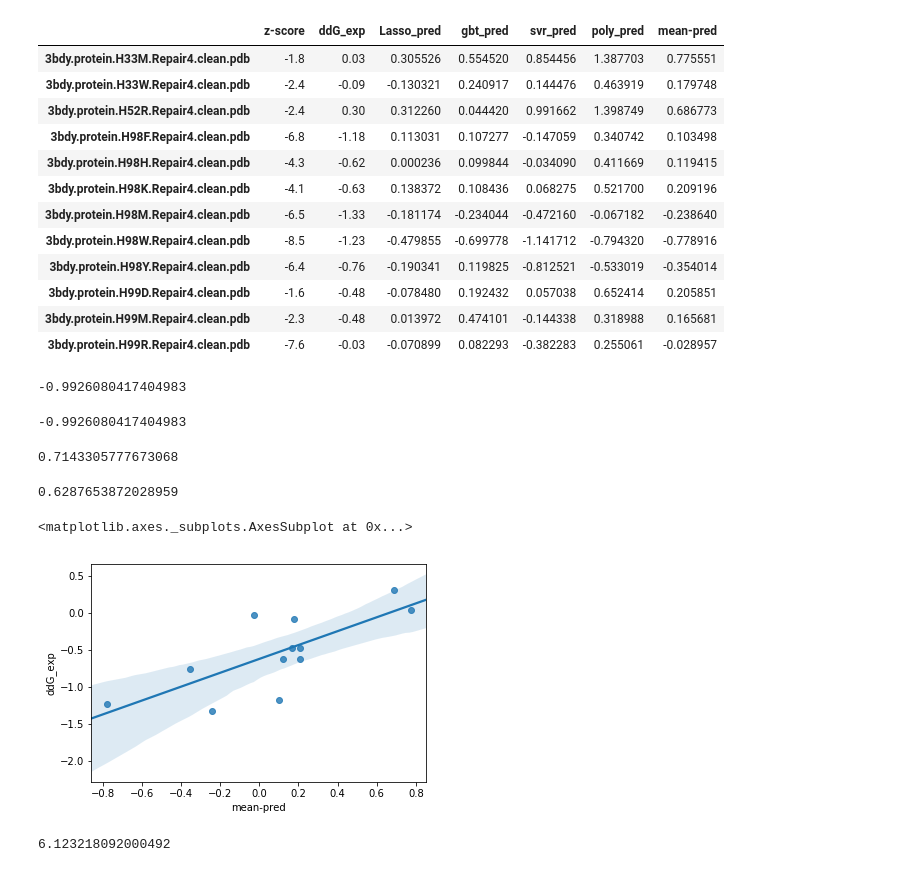
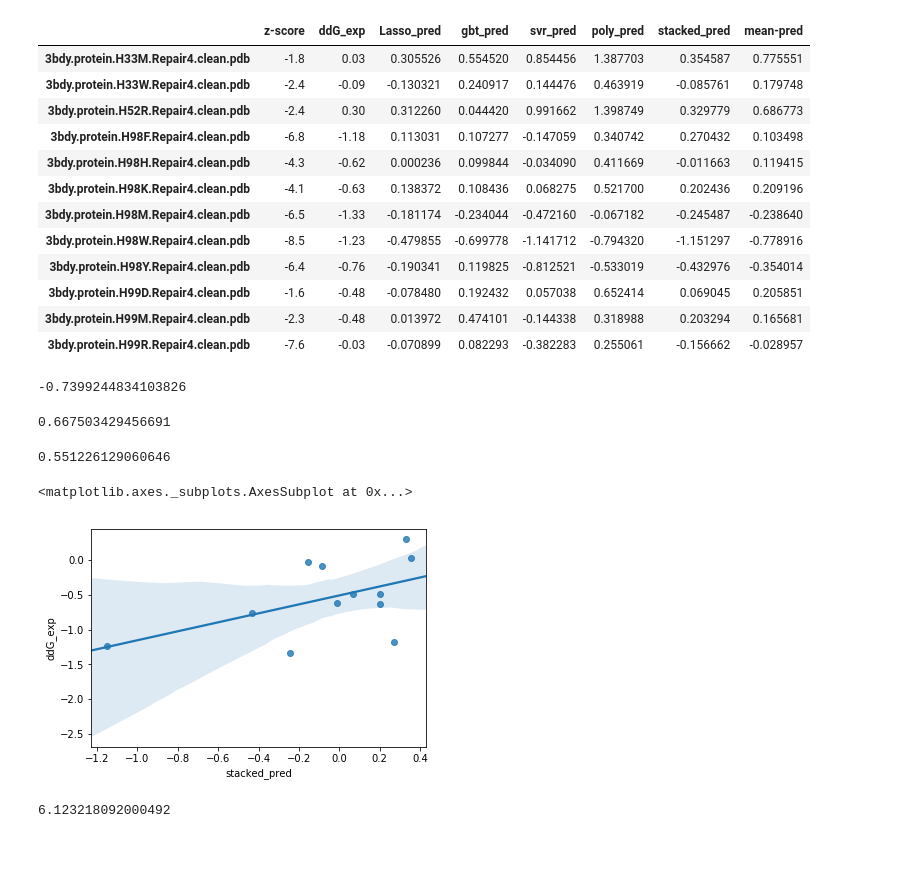
Before and after one commit to victorfica/Master-thesis, a Jupyter notebook: notebooks/benchmark_adapt_3bdy.ipynb, the cells around one changed output. Cells and saved outputs as stored; diff of their text form; code cells hidden in the pictures.

```diff
--- a/notebooks/benchmark_adapt_3bdy.ipynb
+++ b/notebooks/benchmark_adapt_3bdy.ipynb
@@ -122,25 +68,23 @@ Index(['clash', 'covalent', 'vdw_clash', 'vdw', 'proximal', 'hbond',
 # %%
-#ridge_model = joblib.load('ridgeLinear_train15skempiAB_FINAL.pkl')
 lasso_model = joblib.load('Lasso_train15skempiAB_FINAL.pkl')
-elasticnet_model = joblib.load('elasticNet_train15skempiAB_FINAL.pkl')
+#elasticnet_model = joblib.load('elasticNet_train15skempiAB_FINAL.pkl')
 svr_model = joblib.load('rbfSVRmodel_train15skempiAB_FINAL.pkl')
 poly_model = joblib.load("poly2SVRmodel_train15skempiAB_FINAL.pkl")
-#rf_model = joblib.load('RFmodel_train15skempiAB_FINAL.pkl')
 gbt_model = joblib.load('GBTmodel_train15skempiAB_FINAL.overf.pkl')
-#xgb_model = joblib.load('XGBmodel_train15skempiAB_FINAL.pkl')
+
+stackedModel = joblib.load('stacked_averaged_models_FINAL.pkl')
 # %%
-#ridge_pred = ridge_model.predict(X)
 lasso_pred = lasso_model.predict(X)
-elasticnet_pred = elasticnet_model.predict(X)
+#elasticnet_pred = elasticnet_model.predict(X)
 svr_pred = svr_model.predict(X)
 poly_pred = poly_model.predict(X)
-#rf_pred = rf_model.predict(X)
 gbt_pred = gbt_model.predict(X)
-#xgb_pred = xgb_model.predict(X)
+stacked_pred = stackedModel.predict(X)
 # %%
 pred_stack = np.hstack([adapt_final[["z-score","ddG_exp"]].values,
-                        lasso_pred.reshape((-1,1)),gbt_pred.reshape((-1,1)),svr_pred.reshape((-1,1)),poly_pred.reshape((-1,1))])
-pred_data = pd.DataFrame(pred_stack,columns=["z-score","ddG_exp","Lasso_pred","gbt_pred","svr_pred","poly_pred"],index=X.index)
+                        lasso_pred.reshape((-1,1)),gbt_pred.reshape((-1,1)),svr_pred.reshape((-1,1)),
+                        poly_pred.reshape((-1,1)),stacked_pred.reshape((-1,1))])
+pred_data = pd.DataFrame(pred_stack,columns=["z-score","ddG_exp","Lasso_pred","gbt_pred","svr_pred","poly_pred","stacked_pred"],index=X.index)
 # %%
 pred_data["mean-pred"] = pred_data.loc[:,["Lasso_pred","gbt_pred","svr_pred","poly_pred"]].mean(axis=1)
 # %%
@@ -148,20 +92,20 @@ pred_data_notna = pred_data.dropna(axis=0)
 # %%
 pred_data_notna
 # %% [output]
-|  | z-score | ddG_exp | Lasso_pred | gbt_pred | svr_pred | poly_pred | mean-pred |
-| 3bdy.protein.H33M.Repair4.clean.pdb | -1.8 | 0.03 | 0.305526 | 0.554520 | 0.854456 | 1.387703 | 0.775551 |
-| 3bdy.protein.H33W.Repair4.clean.pdb | -2.4 | -0.09 | -0.130321 | 0.240917 | 0.144476 | 0.463919 | 0.179748 |
-| 3bdy.protein.H52R.Repair4.clean.pdb | -2.4 | 0.30 | 0.312260 | 0.044420 | 0.991662 | 1.398749 | 0.686773 |
-| 3bdy.protein.H98F.Repair4.clean.pdb | -6.8 | -1.18 | 0.113031 | 0.107277 | -0.147059 | 0.340742 | 0.103498 |
-| 3bdy.protein.H98H.Repair4.clean.pdb | -4.3 | -0.62 | 0.000236 | 0.099844 | -0.034090 | 0.411669 | 0.119415 |
-| 3bdy.protein.H98K.Repair4.clean.pdb | -4.1 | -0.63 | 0.138372 | 0.108436 | 0.068275 | 0.521700 | 0.209196 |
-| 3bdy.protein.H98M.Repair4.clean.pdb | -6.5 | -1.33 | -0.181174 | -0.234044 | -0.472160 | -0.067182 | -0.238640 |
-| 3bdy.protein.H98W.Repair4.clean.pdb | -8.5 | -1.23 | -0.479855 | -0.699778 | -1.141712 | -0.794320 | -0.778916 |
-| 3bdy.protein.H98Y.Repair4.clean.pdb | -6.4 | -0.76 | -0.190341 | 0.119825 | -0.812521 | -0.533019 | -0.354014 |
-| 3bdy.protein.H99D.Repair4.clean.pdb | -1.6 | -0.48 | -0.078480 | 0.192432 | 0.057038 | 0.652414 | 0.205851 |
-| 3bdy.protein.H99M.Repair4.clean.pdb | -2.3 | -0.48 | 0.013972 | 0.474101 | -0.144338 | 0.318988 | 0.165681 |
-| 3bdy.protein.H99R.Repair4.clean.pdb | -7.6 | -0.03 | -0.070899 | 0.082293 | -0.382283 | 0.255061 | -0.028957 |
+|  | z-score | ddG_exp | Lasso_pred | gbt_pred | svr_pred | poly_pred | stacked_pred | mean-pred |
+| 3bdy.protein.H33M.Repair4.clean.pdb | -1.8 | 0.03 | 0.305526 | 0.554520 | 0.854456 | 1.387703 | 0.354587 | 0.775551 |
+| 3bdy.protein.H33W.Repair4.clean.pdb | -2.4 | -0.09 | -0.130321 | 0.240917 | 0.144476 | 0.463919 | -0.085761 | 0.179748 |
+| 3bdy.protein.H52R.Repair4.clean.pdb | -2.4 | 0.30 | 0.312260 | 0.044420 | 0.991662 | 1.398749 | 0.329779 | 0.686773 |
+| 3bdy.protein.H98F.Repair4.clean.pdb | -6.8 | -1.18 | 0.113031 | 0.107277 | -0.147059 | 0.340742 | 0.270432 | 0.103498 |
+| 3bdy.protein.H98H.Repair4.clean.pdb | -4.3 | -0.62 | 0.000236 | 0.099844 | -0.034090 | 0.411669 | -0.011663 | 0.119415 |
+| 3bdy.protein.H98K.Repair4.clean.pdb | -4.1 | -0.63 | 0.138372 | 0.108436 | 0.068275 | 0.521700 | 0.202436 | 0.209196 |
+| 3bdy.protein.H98M.Repair4.clean.pdb | -6.5 | -1.33 | -0.181174 | -0.234044 | -0.472160 | -0.067182 | -0.245487 | -0.238640 |
+| 3bdy.protein.H98W.Repair4.clean.pdb | -8.5 | -1.23 | -0.479855 | -0.699778 | -1.141712 | -0.794320 | -1.151297 | -0.778916 |
+| 3bdy.protein.H98Y.Repair4.clean.pdb | -6.4 | -0.76 | -0.190341 | 0.119825 | -0.812521 | -0.533019 | -0.432976 | -0.354014 |
+| 3bdy.protein.H99D.Repair4.clean.pdb | -1.6 | -0.48 | -0.078480 | 0.192432 | 0.057038 | 0.652414 | 0.069045 | 0.205851 |
+| 3bdy.protein.H99M.Repair4.clean.pdb | -2.3 | -0.48 | 0.013972 | 0.474101 | -0.144338 | 0.318988 | 0.203294 | 0.165681 |
+| 3bdy.protein.H99R.Repair4.clean.pdb | -7.6 | -0.03 | -0.070899 | 0.082293 | -0.382283 | 0.255061 | -0.156662 | -0.028957 |
 # %%
-r2_score(pred_data_notna["ddG_exp"],pred_data_notna["mean-pred"])
+r2_score(pred_data_notna["ddG_exp"],pred_data_notna["stacked_pred"])
 # %% [output]
--0.9926080417404983
+-0.7399244834103826
@@ -170,28 +112,16 @@ r2_score?
-# %%
-def r2(y_true, y_pred):
-    """
-    Calculation of the unadjusted r-squared, goodness of fit metric
-    """
-    sse  = np.square( y_pred - y_true ).sum()
-    sst  = np.square( y_true - y_true.mean() ).sum()
-    return 1 - sse/sst
-
-r2(pred_data_notna["ddG_exp"],pred_data_notna["mean-pred"])
-# %% [output]
--0.9926080417404983
 # %%
-np.sqrt(mean_squared_error(pred_data_notna["ddG_exp"].values,pred_data_notna["mean-pred"].values))
+np.sqrt(mean_squared_error(pred_data_notna["ddG_exp"].values,pred_data_notna["stacked_pred"].values))
 # %% [output]
-0.7143305777673068
+0.667503429456691
 # %%
-mean_absolute_error(pred_data_notna["ddG_exp"].values,pred_data_notna["mean-pred"].values)
+explained_variance_score(pred_data_notna["ddG_exp"].values,pred_data_notna["mean-pred"].values)
 # %% [output]
-0.6287653872028959
+0.551226129060646
 # %%
-sns.regplot(pred_data_notna["mean-pred"],pred_data_notna["ddG_exp"])
+sns.regplot(pred_data_notna["stacked_pred"],pred_data_notna["ddG_exp"])
 # %% [output]
 <matplotlib.axes._subplots.AxesSubplot at 0x...>
-[figure, old version]
+[figure, new version]
 # %%
 np.square( pred_data_notna["mean-pred"] - pred_data_notna["ddG_exp"] ).sum()
 # %% [output]
```
Also changed, not shown: parts of 6 cells of this notebook.
